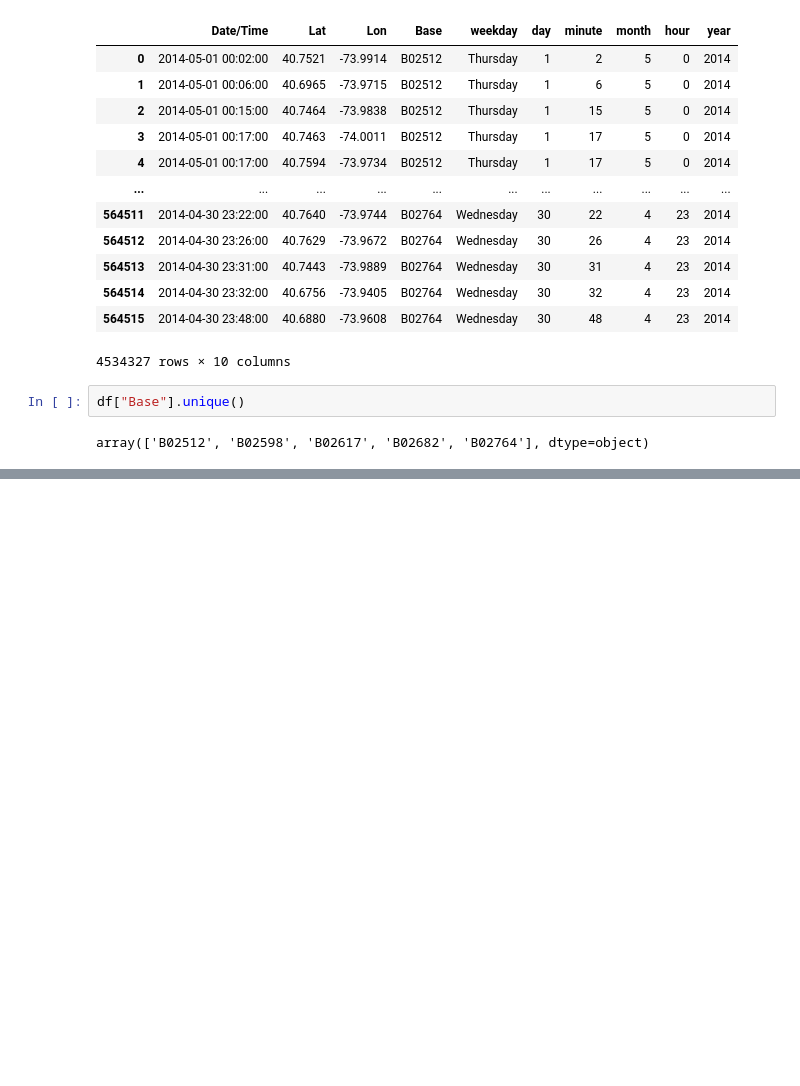
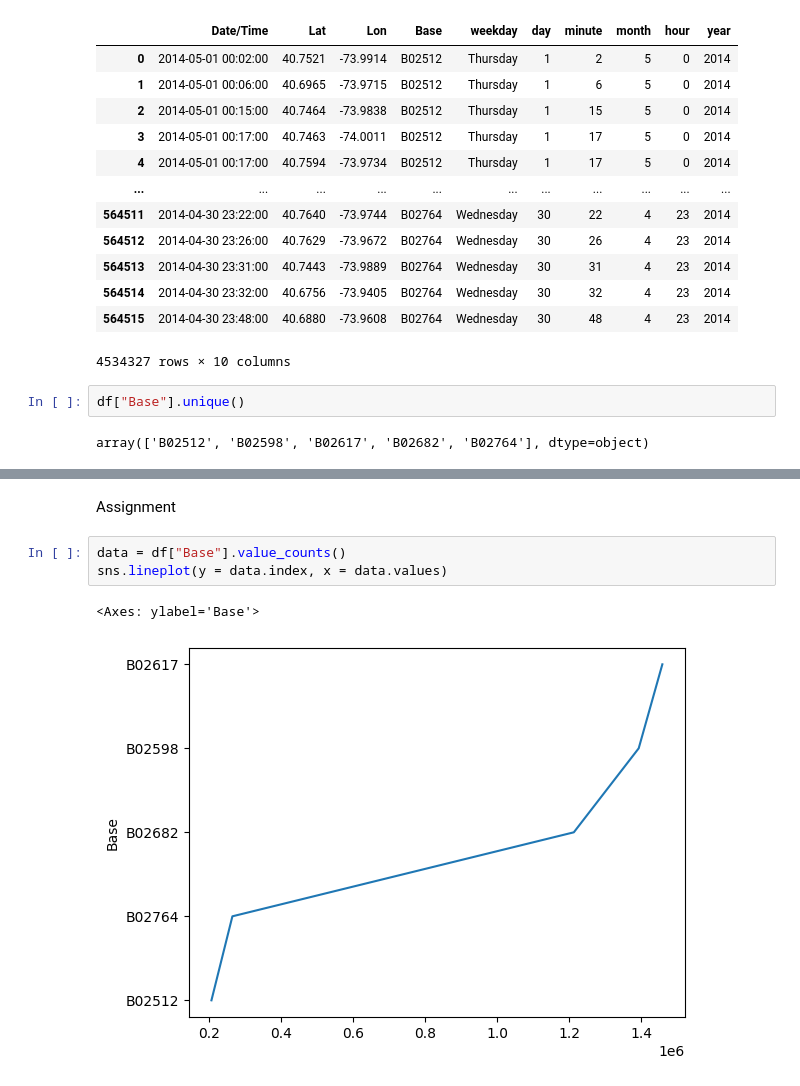
Before and after one commit to agungsuniantara/bootcamp_batch8, a Jupyter notebook: pertemuan16.ipynb, the cells around one changed output, grey strips where cells are left out. Cells and saved outputs as stored; diff of their text form; blank space fills up the shorter version.

```diff
--- a/pertemuan16.ipynb
+++ b/pertemuan16.ipynb
@@ -123,0 +144,8 @@ array(['B02512', 'B02598', 'B02617', 'B02682', 'B02764'], dtype=object)
+# %% [markdown]
+Assignment
+# %%
+data = df["Base"].value_counts()
+sns.lineplot(y = data.index, x = data.values)
+# %% [output]
+<Axes: ylabel='Base'>
+[figure, added]
```
Also changed, not shown: parts of 7 cells of this notebook, 3 other files.
